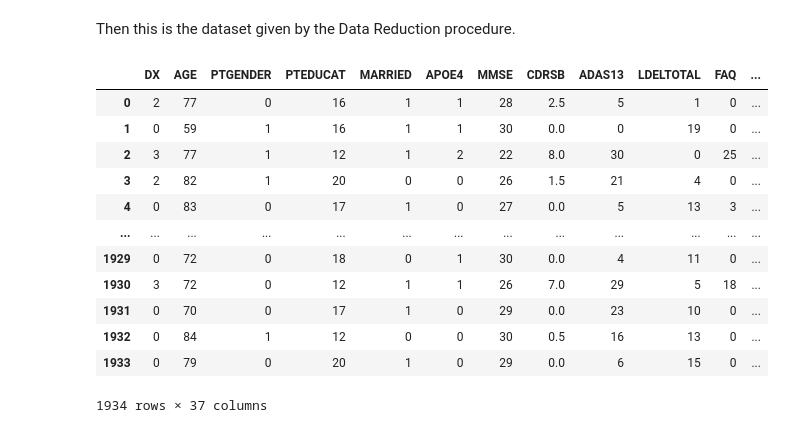
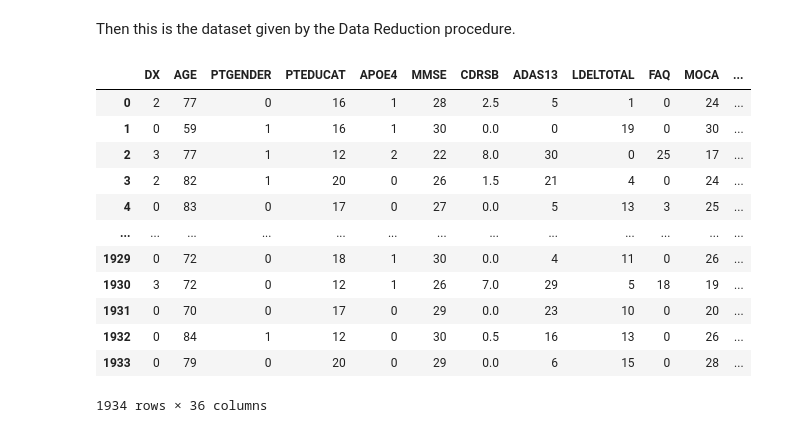
Before and after one commit to Tenshin000/CogniPredictAD, a Jupyter notebook: notebooks/04_Data_Preprocessing.ipynb, the cells around one changed output. Cells and saved outputs as stored; diff of their text form; code cells hidden in the pictures.

```diff
--- a/notebooks/04_Data_Preprocessing.ipynb
+++ b/notebooks/04_Data_Preprocessing.ipynb
@@ -1304,31 +1304,31 @@ So we decide to:
 - **Remove CSF Biomarkers:** `ABETA` and `PTAU` are worse than their normalized counterparts.
 - **Remove** `RAVLT_forgetting`**:** redundant with other RAVLT summaries (`RAVLT_perc_forgetting`). The other **RAVLT** are keeped.
 # %%
-train.drop(["PTETHNICITY", "Hippocampus", "Entorhinal", "Fusiform", "MidTemp", "Ventricles", "WholeBrain", "ICV", "RAVLT_forgetting", "ABETA", "PTAU"], axis=1, inplace=True)
-test.drop(["PTETHNICITY", "Hippocampus", "Entorhinal", "Fusiform", "MidTemp", "Ventricles", "WholeBrain", "ICV", "RAVLT_forgetting", "ABETA", "PTAU"], axis=1, inplace=True)
+train.drop(["PTETHNICITY", "MARRIED", "Hippocampus", "Entorhinal", "Fusiform", "MidTemp", "Ventricles", "WholeBrain", "ICV", "RAVLT_forgetting", "ABETA", "PTAU"], axis=1, inplace=True)
+test.drop(["PTETHNICITY", "MARRIED", "Hippocampus", "Entorhinal", "Fusiform", "MidTemp", "Ventricles", "WholeBrain", "ICV", "RAVLT_forgetting", "ABETA", "PTAU"], axis=1, inplace=True)
 # %% [markdown]
 ## Final Dataset after Data Preprocessing
 # %% [markdown]
 Then this is the dataset given by the Data Reduction procedure.
 # %%
-train = train.reindex(columns=["DX", "AGE", "PTGENDER", "PTEDUCAT", "MARRIED", "APOE4", "MMSE", "CDRSB", "ADAS13", "LDELTOTAL", "FAQ", "MOCA", "TRABSCOR", "RAVLT_immediate", "RAVLT_learning", "RAVLT_perc_forgetting", "mPACCdigit", "EcogPtMem", "EcogPtLang", "EcogPtVisspat", "EcogPtPlan", "EcogPtOrgan", "EcogPtDivatt", "EcogSPMem", "EcogSPLang", "EcogSPVisspat", "EcogSPPlan", "EcogSPOrgan", "EcogSPDivatt", "FDG", "PTAU/ABETA", "Hippocampus/ICV", "Entorhinal/ICV", "Fusiform/ICV", "MidTemp/ICV", "Ventricles/ICV", "WholeBrain/ICV"])
-test = test.reindex(columns=["DX", "AGE", "PTGENDER", "PTEDUCAT", "MARRIED", "APOE4", "MMSE", "CDRSB", "ADAS13", "LDELTOTAL", "FAQ", "MOCA", "TRABSCOR", "RAVLT_immediate", "RAVLT_learning", "RAVLT_perc_forgetting", "mPACCdigit", "EcogPtMem", "EcogPtLang", "EcogPtVisspat", "EcogPtPlan", "EcogPtOrgan", "EcogPtDivatt", "EcogSPMem", "EcogSPLang", "EcogSPVisspat", "EcogSPPlan", "EcogSPOrgan", "EcogSPDivatt", "FDG", "PTAU/ABETA", "Hippocampus/ICV", "Entorhinal/ICV", "Fusiform/ICV", "MidTemp/ICV", "Ventricles/ICV", "WholeBrain/ICV"])
+train = train.reindex(columns=["DX", "AGE", "PTGENDER", "PTEDUCAT", "APOE4", "MMSE", "CDRSB", "ADAS13", "LDELTOTAL", "FAQ", "MOCA", "TRABSCOR", "RAVLT_immediate", "RAVLT_learning", "RAVLT_perc_forgetting", "mPACCdigit", "EcogPtMem", "EcogPtLang", "EcogPtVisspat", "EcogPtPlan", "EcogPtOrgan", "EcogPtDivatt", "EcogSPMem", "EcogSPLang", "EcogSPVisspat", "EcogSPPlan", "EcogSPOrgan", "EcogSPDivatt", "FDG", "PTAU/ABETA", "Hippocampus/ICV", "Entorhinal/ICV", "Fusiform/ICV", "MidTemp/ICV", "Ventricles/ICV", "WholeBrain/ICV"])
+test = test.reindex(columns=["DX", "AGE", "PTGENDER", "PTEDUCAT", "APOE4", "MMSE", "CDRSB", "ADAS13", "LDELTOTAL", "FAQ", "MOCA", "TRABSCOR", "RAVLT_immediate", "RAVLT_learning", "RAVLT_perc_forgetting", "mPACCdigit", "EcogPtMem", "EcogPtLang", "EcogPtVisspat", "EcogPtPlan", "EcogPtOrgan", "EcogPtDivatt", "EcogSPMem", "EcogSPLang", "EcogSPVisspat", "EcogSPPlan", "EcogSPOrgan", "EcogSPDivatt", "FDG", "PTAU/ABETA", "Hippocampus/ICV", "Entorhinal/ICV", "Fusiform/ICV", "MidTemp/ICV", "Ventricles/ICV", "WholeBrain/ICV"])
 
 train.to_csv('../data/train.csv', index=False)
 test.to_csv('../data/test.csv', index=False)
 
 train
 # %% [output]
-|  | DX | AGE | PTGENDER | PTEDUCAT | MARRIED | APOE4 | MMSE | CDRSB | ADAS13 | LDELTOTAL | FAQ | ... |
-| 0 | 2 | 77 | 0 | 16 | 1 | 1 | 28 | 2.5 | 5 | 1 | 0 | ... |
-| 1 | 0 | 59 | 1 | 16 | 1 | 1 | 30 | 0.0 | 0 | 19 | 0 | ... |
-| 2 | 3 | 77 | 1 | 12 | 1 | 2 | 22 | 8.0 | 30 | 0 | 25 | ... |
-| 3 | 2 | 82 | 1 | 20 | 0 | 0 | 26 | 1.5 | 21 | 4 | 0 | ... |
-| 4 | 0 | 83 | 0 | 17 | 1 | 0 | 27 | 0.0 | 5 | 13 | 3 | ... |
+|  | DX | AGE | PTGENDER | PTEDUCAT | APOE4 | MMSE | CDRSB | ADAS13 | LDELTOTAL | FAQ | MOCA | ... |
+| 0 | 2 | 77 | 0 | 16 | 1 | 28 | 2.5 | 5 | 1 | 0 | 24 | ... |
+| 1 | 0 | 59 | 1 | 16 | 1 | 30 | 0.0 | 0 | 19 | 0 | 30 | ... |
+| 2 | 3 | 77 | 1 | 12 | 2 | 22 | 8.0 | 30 | 0 | 25 | 17 | ... |
+| 3 | 2 | 82 | 1 | 20 | 0 | 26 | 1.5 | 21 | 4 | 0 | 24 | ... |
+| 4 | 0 | 83 | 0 | 17 | 0 | 27 | 0.0 | 5 | 13 | 3 | 25 | ... |
 | ... | ... | ... | ... | ... | ... | ... | ... | ... | ... | ... | ... | ... |
-| 1929 | 0 | 72 | 0 | 18 | 0 | 1 | 30 | 0.0 | 4 | 11 | 0 | ... |
-| 1930 | 3 | 72 | 0 | 12 | 1 | 1 | 26 | 7.0 | 29 | 5 | 18 | ... |
-| 1931 | 0 | 70 | 0 | 17 | 1 | 0 | 29 | 0.0 | 23 | 10 | 0 | ... |
-| 1932 | 0 | 84 | 1 | 12 | 0 | 0 | 30 | 0.5 | 16 | 13 | 0 | ... |
-| 1933 | 0 | 79 | 0 | 20 | 1 | 0 | 29 | 0.0 | 6 | 15 | 0 | ... |
+| 1929 | 0 | 72 | 0 | 18 | 1 | 30 | 0.0 | 4 | 11 | 0 | 26 | ... |
+| 1930 | 3 | 72 | 0 | 12 | 1 | 26 | 7.0 | 29 | 5 | 18 | 19 | ... |
+| 1931 | 0 | 70 | 0 | 17 | 0 | 29 | 0.0 | 23 | 10 | 0 | 20 | ... |
+| 1932 | 0 | 84 | 1 | 12 | 0 | 30 | 0.5 | 16 | 13 | 0 | 26 | ... |
+| 1933 | 0 | 79 | 0 | 20 | 0 | 29 | 0.0 | 6 | 15 | 0 | 28 | ... |
-1934 rows × 37 columns
+1934 rows × 36 columns
```
Also changed, not shown: parts of 2 cells of this notebook, 22 other files.
